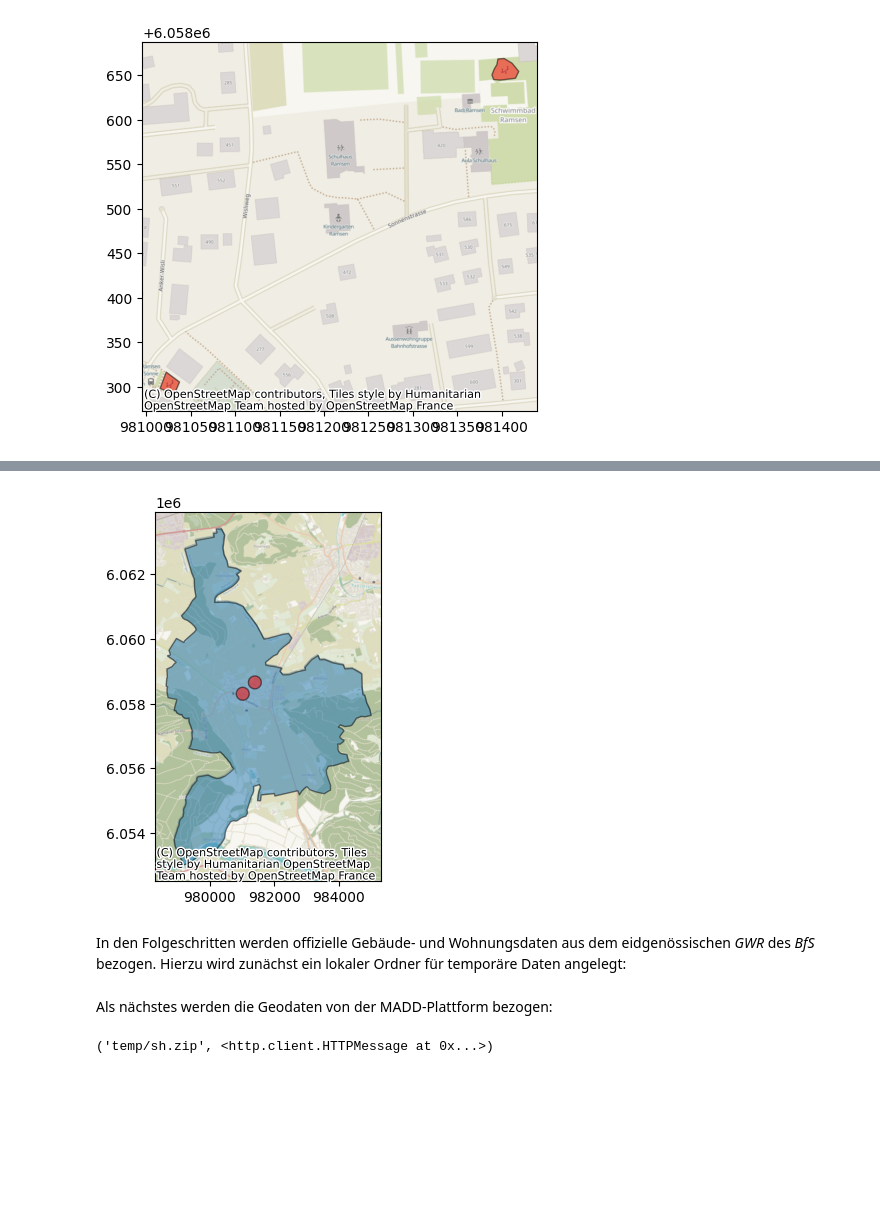
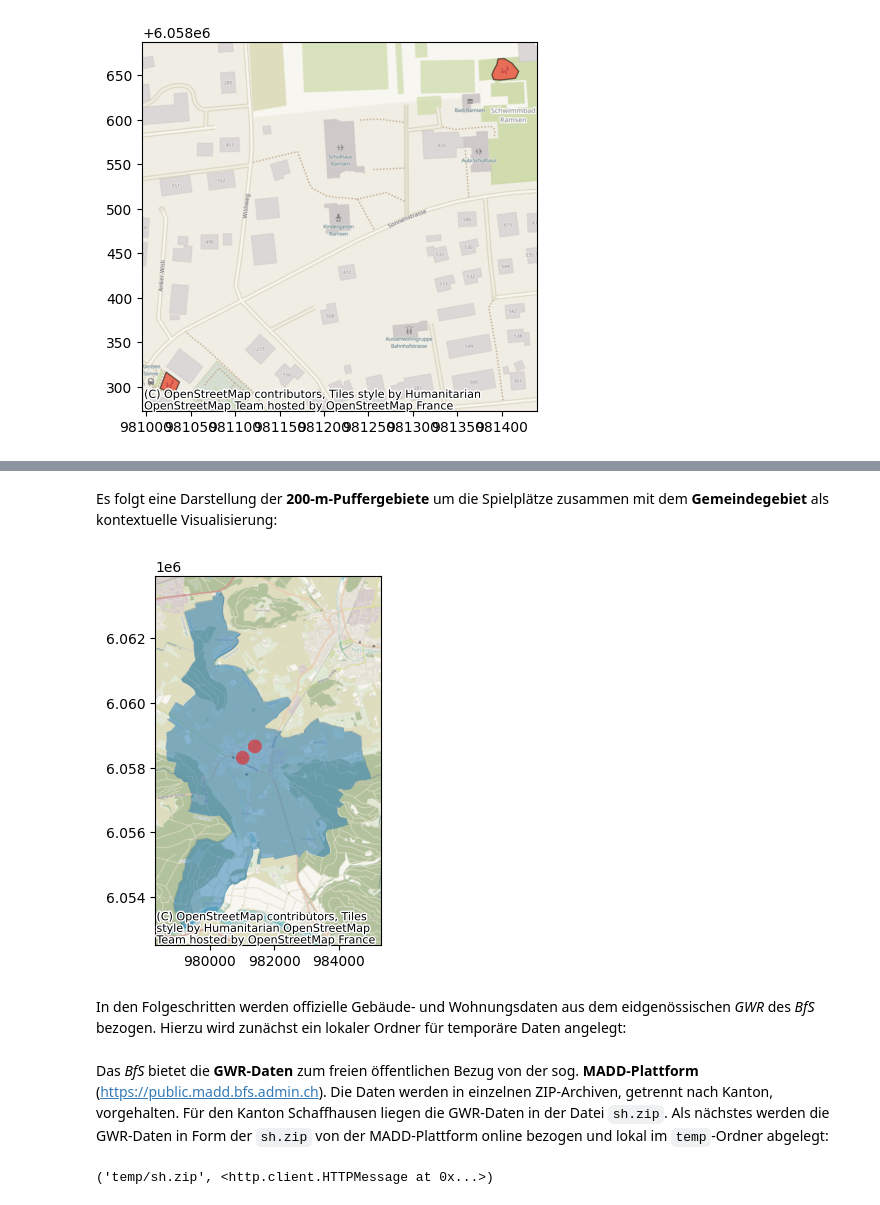
Before and after one commit to edgarbutwilowski/distanzen_spielplaetze_ramsen_py, a Jupyter notebook: distanzen_spielplaetze_ramsen.ipynb, the cells around one changed output, grey strips where cells are left out. Cells and saved outputs as stored; diff of their text form; code cells hidden in the pictures; blank space fills up the shorter version.

```diff
--- a/distanzen_spielplaetze_ramsen.ipynb
+++ b/distanzen_spielplaetze_ramsen.ipynb
@@ -51,0 +58,5 @@ spielplaetze_in_ramsen
+# %%
+spielplaetze_in_ramsen = spielplaetze_in_ramsen.to_crs(epsg=3857)
+spielplaetze_in_ramsen = spielplaetze_in_ramsen.reset_index()
+spielplaetze_in_ramsen = spielplaetze_in_ramsen[["geometry"]]
+spielplaetze_in_ramsen
@@ -56,6 +68,0 @@ KBS in projeziertes KBS ändern, damit geometrische Operationen möglich werden,
-# %%
-spielplaetze_in_ramsen = spielplaetze_in_ramsen.to_crs(epsg=3857)
-spielplaetze_in_ramsen["centroid"] = spielplaetze_in_ramsen.centroid
-spielplaetze_in_ramsen = spielplaetze_in_ramsen[["geometry", "centroid"]]
-spielplaetze_in_ramsen = spielplaetze_in_ramsen.reset_index()
-spielplaetze_in_ramsen
@@ -75,5 +78,5 @@ Umkreis (Puffer) von _200 Metern_ um die beiden Spielplätze berechnen. Luftlini
 # %%
-spielplaetze_in_ramsen["buffer"] = spielplaetze_in_ramsen["centroid"].buffer(200)
+spielplaetze_in_ramsen["buffer"] = spielplaetze_in_ramsen.buffer(200)
 spielplaetze_in_ramsen_plot = spielplaetze_in_ramsen["buffer"].plot(alpha=0.5)
 contextily.add_basemap(spielplaetze_in_ramsen_plot)
 # %% [output]
@@ -81,20 +84,19 @@ contextily.add_basemap(spielplaetze_in_ramsen_plot)
+# %% [markdown]
+Es folgt eine Darstellung der **200-m-Puffergebiete** um die Spielplätze zusammen mit dem **Gemeindegebiet** als kontextuelle Visualisierung:
 # %%
-ramsen_grenze_map = ramsen_grenze.to_crs(epsg=3857)
-ramsen_grenze_plot = ramsen_grenze_map.plot(alpha=0.5, edgecolor='k')
-
-spielplaetze_in_ramsen_plot = spielplaetze_in_ramsen["buffer"].plot(ax = ramsen_grenze_plot, alpha=0.5, edgecolor='k', color='red')
-
+ramsen_grenze_plot = ramsen_grenze.plot(alpha=0.5)
+spielplaetze_in_ramsen_plot = spielplaetze_in_ramsen["buffer"].plot(ax = ramsen_grenze_plot, alpha=0.5, color='red')
 contextily.add_basemap(spielplaetze_in_ramsen_plot)
 # %% [output]
-[figure, old version]
+[figure, new version]
 # %% [markdown]
 In den Folgeschritten werden offizielle Gebäude- und Wohnungsdaten aus dem eidgenössischen _GWR_ des _BfS_ bezogen. Hierzu wird zunächst ein lokaler Ordner für temporäre Daten angelegt:
 # %%
 temp_ordner = "temp"
 if not os.path.exists(temp_ordner):
     os.makedirs(temp_ordner)
-# %% [markdown]
-Als nächstes werden die Geodaten von der MADD-Plattform bezogen:
+# %% [markdown]
+Das _BfS_ bietet die **GWR-Daten** zum freien öffentlichen Bezug von der sog. **MADD-Plattform** (https://public.madd.bfs.admin.ch). Die Daten werden in einzelnen ZIP-Archiven, getrennt nach Kanton, vorgehalten. Für den Kanton Schaffhausen liegen die GWR-Daten in der Datei `sh.zip`. Als nächstes werden die GWR-Daten in Form der `sh.zip` von der MADD-Plattform online bezogen und lokal im `temp`-Ordner abgelegt:
 # %%
 urlretrieve("https://public.madd.bfs.admin.ch/sh.zip", "temp/sh.zip")
 # %% [output]
```
Also changed, not shown: parts of 104 cells of this notebook, 2 other files.
